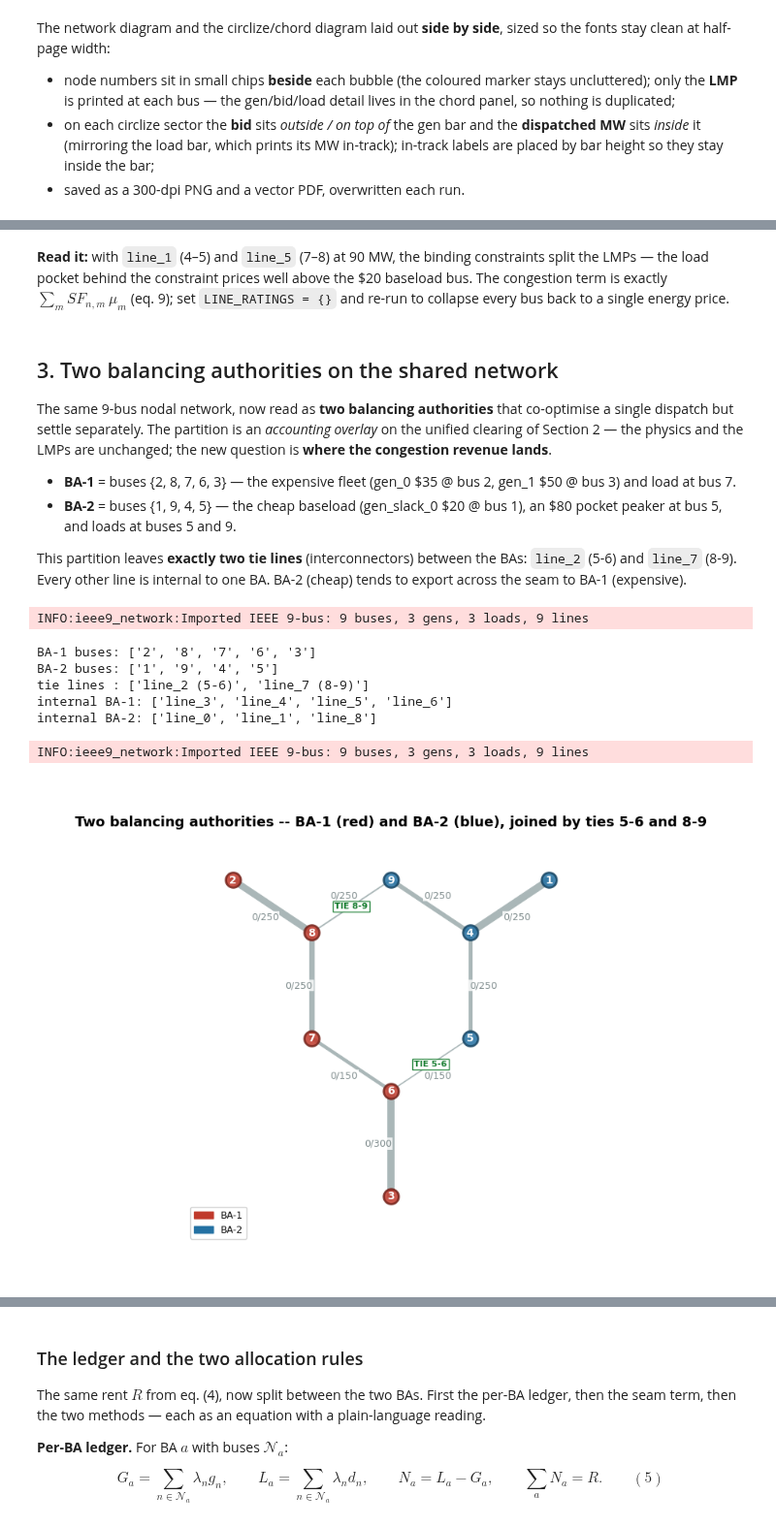
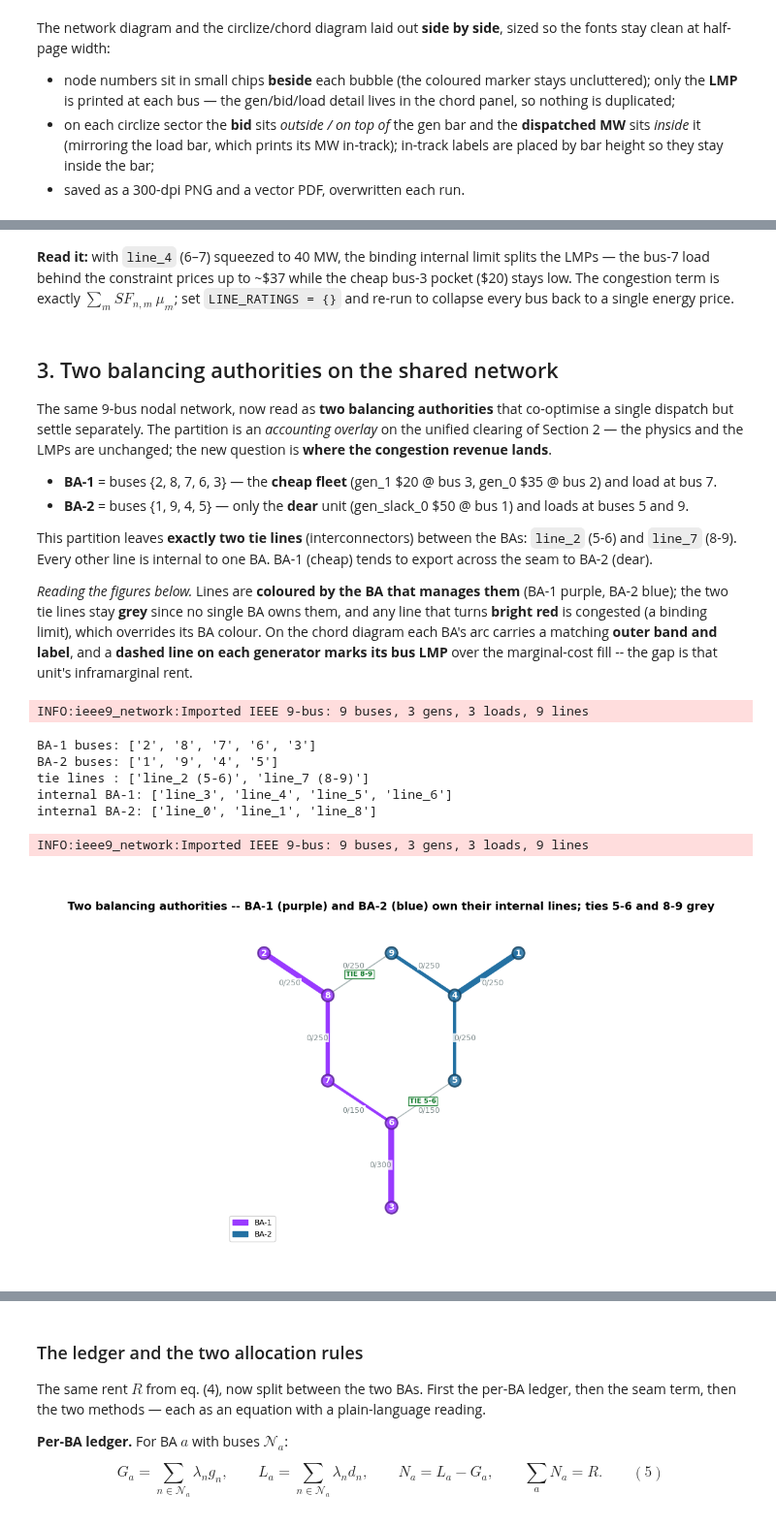
Before and after one commit to pdockery/wscc9-illustrative-model, a Jupyter notebook: congestion_revenue_allocation_example.ipynb, the cells around one changed output, grey strips where cells are left out. Shown at 97% size. Cells and saved outputs as stored; diff of their text form; code cells hidden in the pictures.

```diff
--- a/congestion_revenue_allocation_example.ipynb
+++ b/congestion_revenue_allocation_example.ipynb
@@ -93,10 +109,9 @@ Lines (rating MW): `0:1-4(250) 1:4-5(250) 2:5-6(150) 3:3-6(300) 4:6-7(150) 5:7-8
 # %%
 # Physical primitives -- the resource stack and loads on the shared network
 GEN_FLEET = {
-    'gen_slack_0': {'bus': '1', 'cost': 20.0, 'p_nom': 250.0},   # cheap baseload (BA-2)
-    'gen_0':       {'bus': '2', 'cost': 35.0, 'p_nom': 300.0},   # mid-merit  (BA-1)
-    'gen_1':       {'bus': '3', 'cost': 50.0, 'p_nom': 270.0},   # peaker     (BA-1)
-    'peak_b5':     {'bus': '5', 'cost': 80.0, 'p_nom': 40.0},   # BA-2 pocket peaker at the bus-5 load
+    'gen_slack_0': {'bus': '1', 'cost': 50.0, 'p_nom': 250.0},   # dear unit      (BA-2)
+    'gen_0':       {'bus': '2', 'cost': 35.0, 'p_nom': 300.0},   # mid-merit      (BA-1)
+    'gen_1':       {'bus': '3', 'cost': 20.0, 'p_nom': 170.0},   # cheapest unit  (BA-1)
 }
 LOADS = {'5': 90.0, '7': 100.0, '9': 125.0}
 
@@ -179,17 +194,17 @@ widths = susceptance_widths(pt, wmin=1.2, wmax=7.5)   # {line: linewidth} from b
 # Colour the nodes with the SAME per-bus palette used throughout the notebook:
 # gen/load buses take their palette colour, pure transit buses stay grey. The
 # membership comes from the fleet (not the dispatch), so these node colours match
-# the dispatched figures exactly -- this is purely a reactance map, no flows.
+# the dispatched figures exactly -- this is purely a susceptance map, no flows.
 node_colors = BUS_COLORS   # canonical per-bus palette (defined with pt above)
 
-# Pure reactance map: no dispatch annotations, no flows -- width encodes
-# slipperiness only, nodes carry the standard palette colour.
+# Pure susceptance map: no dispatch annotations, no flows -- width encodes
+# admittance only, nodes carry the standard palette colour.
 fig, ax = plot_network_topology(
     build_network(), supply_by_bus={}, demand_by_bus={},
     bus_colors=node_colors, bus_coords=COORDS,
     line_flows={l: 0.0 for l in pt.lines},   # 0 flow -> no arrows, grey lines
     line_widths=widths,
-    title='WSCC 9-bus slipperiness map  (wider = lower reactance = carries more flow per unit angle)',
+    title='WSCC 9-bus admittance map  (wider = lower reactance = carries more flow per unit angle)',
 )
 # annotate each line with its x and b
 for l, (b0, b1) in zip(pt.lines, pt.line_buses):
@@ -233,7 +248,7 @@ path*.
 # -- EDIT -- unified-clearing inputs --------------------------------------
 COST_OVERRIDE   = {}                      # e.g. {'gen_0': 45.0} to re-bid the $35 unit
 LOAD_OVERRIDE   = {}                      # e.g. {'7': 130.0}
-LINE_RATINGS    = {'line_1': 90.0, 'line_5': 90.0}   # squeeze 4-5 and 7-8 -> congestion
+LINE_RATINGS    = {'line_4': 40.0}   # squeeze line_4 (6-7, internal to BA-1) below its ~63 MW natural flow
 # -------------------------------------------------------------------------
 
 net = build_network(LINE_RATINGS)
@@ -458,9 +478,9 @@ wrote seams_combined_figure.png (300 dpi) and seams_combined_figure.pdf to C:\Us
 # %% [markdown]
-**Read it:** with `line_1` (4–5) and `line_5` (7–8) at 90 MW, the binding
-constraints split the LMPs — the load pocket behind the constraint prices well
-above the \$20 baseload bus. The congestion term is exactly
-$\sum_m SF_{n,m}\,\mu_m$ (eq. 9); set `LINE_RATINGS = {}` and re-run to collapse
-every bus back to a single energy price.
+**Read it:** with `line_4` (6–7) squeezed to 40 MW, the binding internal limit
+splits the LMPs — the bus-7 load behind the constraint prices up to ~\$37 while the
+cheap bus-3 pocket (\$20) stays low. The congestion term is exactly
+$\sum_m SF_{n,m}\,\mu_m$; set `LINE_RATINGS = {}` and re-run to collapse every bus
+back to a single energy price.
 # %% [markdown]
 ## 3. Two balancing authorities on the shared network
 
@@ -469,21 +489,23 @@ co-optimise a single dispatch but settle separately. The partition is an
 *accounting overlay* on the unified clearing of Section 2 — the physics and the
 LMPs are unchanged; the new question is **where the congestion revenue lands**.
 
-- **BA-1** = buses {2, 8, 7, 6, 3} — the expensive fleet (gen_0 \$35 @ bus 2,
-  gen_1 \$50 @ bus 3) and load at bus 7.
-- **BA-2** = buses {1, 9, 4, 5} — the cheap baseload (gen_slack_0 \$20 @ bus 1),
-  an \$80 pocket peaker at bus 5, and loads at buses 5 and 9.
+- **BA-1** = buses {2, 8, 7, 6, 3} — the **cheap fleet** (gen_1 \$20 @ bus 3,
+  gen_0 \$35 @ bus 2) and load at bus 7.
+- **BA-2** = buses {1, 9, 4, 5} — only the **dear** unit (gen_slack_0 \$50 @ bus 1)
+  and loads at buses 5 and 9.
 
 This partition leaves **exactly two tie lines** (interconnectors) between the
 BAs: `line_2` (5-6) and `line_7` (8-9). Every other line is internal to one BA.
-BA-2 (cheap) tends to export across the seam to BA-1 (expensive).
+BA-1 (cheap) tends to export across the seam to BA-2 (dear).
+
+*Reading the figures below.* Lines are **coloured by the BA that manages them** (BA-1 purple, BA-2 blue); the two tie lines stay **grey** since no single BA owns them, and any line that turns **bright red** is congested (a binding limit), which overrides its BA colour. On the chord diagram each BA's arc carries a matching **outer band and label**, and a **dashed line on each generator marks its bus LMP** over the marginal-cost fill -- the gap is that unit's inframarginal rent.
 # %%
-# â”€â”€ Part 3 config: the two balancing authorities â”€â”€â”€â”€â”€â”€â”€â”€â”€â”€â”€â”€â”€â”€â”€â”€â”€â”€â”€â”€â”€â”€â”€â”€â”€â”€
+# Section 3 config: the two balancing authorities
 BA_DEFS = {
-    'BA-1': ['2', '8', '7', '6', '3'],   # expensive gens (bus 2 $35, bus 3 $50); load at 7
-    'BA-2': ['1', '9', '4', '5'],         # cheap baseload (bus 1 $20) + $80 pocket peaker (bus 5); loads at 5 and 9
+    'BA-1': ['2', '8', '7', '6', '3'],   # the cheap fleet (bus 3 $20, bus 2 $35); load at 7 -> net exporter
+    'BA-2': ['1', '9', '4', '5'],         # only the dear bus-1 unit ($50); loads at 5 and 9 -> net importer
 }
-BA_COLORS = {'BA-1': '#C0392B', 'BA-2': '#2471A3'}
+BA_COLORS = {'BA-1': "#993AFF", 'BA-2': '#2471A3'}
 
 bus_to_ba = {str(b): ba for ba, buses in BA_DEFS.items() for b in buses}
 ba_of = lambda b: bus_to_ba[str(b)]
@@ -502,6 +524,17 @@ print('BA-2 buses:', BA_DEFS['BA-2'])
 print('tie lines :', [f"{l} ({pt.line_buses[pt.line_idx[l]][0]}-{pt.line_buses[pt.line_idx[l]][1]})" for l in ties])
 print('internal BA-1:', [l for l in pt.lines if line_kind(pt, l) == ('internal', 'BA-1')])
 print('internal BA-2:', [l for l in pt.lines if line_kind(pt, l) == ('internal', 'BA-2')])
+
+# -- BA line colours + group map (used by the BA map and every Section-3 figure)
+def ba_line_colors(pt):
+    # Internal lines take their managing BA's colour; ties (cross-BA) stay grey.
+    out = {}
+    for l in pt.lines:
+        kind, ba = line_kind(pt, l)
+        out[l] = BA_COLORS[ba] if kind == 'internal' else '#AAB7B8'
+    return out
+
+BA_GROUPS = {b: ba_of(b) for b in pt.buses}   # {bus: 'BA-1'/'BA-2'} for circlize banding
 # %% [output]
 INFO:ieee9_network:Imported IEEE 9-bus: 9 buses, 3 gens, 3 loads, 9 lines
 BA-1 buses: ['2', '8', '7', '6', '3']
@@ -512,25 +545,26 @@ internal BA-2: ['line_0', 'line_1', 'line_8']
 # %%
 # Map of the two BAs and the interconnectors (buses coloured by BA).
 ba_bus_colors = {b: BA_COLORS[ba_of(b)] for b in pt.buses}
 fig, ax = plot_network_topology(
     build_network(), supply_by_bus={}, demand_by_bus={},
     bus_colors=ba_bus_colors, bus_coords=COORDS,
     line_flows={l: 0.0 for l in pt.lines}, line_widths=susceptance_widths(pt),
-    title='Two balancing authorities -- BA-1 (red) and BA-2 (blue), joined by ties 5-6 and 8-9',
+    line_colors=ba_line_colors(pt),   # lines coloured by the BA that manages them; ties grey
+    title='Two balancing authorities -- BA-1 (purple) and BA-2 (blue) own their internal lines; ties 5-6 and 8-9 grey',
 )
 for l in ties:
     i = pt.line_idx[l]; b0, b1 = pt.line_buses[i]
     x0, y0 = COORDS[b0]; x1, y1 = COORDS[b1]
     ax.text((x0+x1)/2, (y0+y1)/2, f'TIE {b0}-{b1}', fontsize=8, fontweight='bold',
             color='#117A2B', ha='center', va='center',
             bbox=dict(fc='white', ec='#117A2B', alpha=0.9, pad=1.5), zorder=7)
 import matplotlib.patches as mpatches
 ax.legend(handles=[mpatches.Patch(color=BA_COLORS[ba], label=ba) for ba in BA_DEFS],
           loc='lower left', fontsize=9, framealpha=0.9)
 plt.show()
 # %% [output]
 INFO:ieee9_network:Imported IEEE 9-bus: 9 buses, 3 gens, 3 loads, 9 lines
-[figure, old version]
+[figure, new version]
 # %% [markdown]
 ### The dispatch, its Lagrangian, and where the congestion rent comes from
 
```
Also changed, not shown: parts of 24 cells of this notebook, 2 other files.
